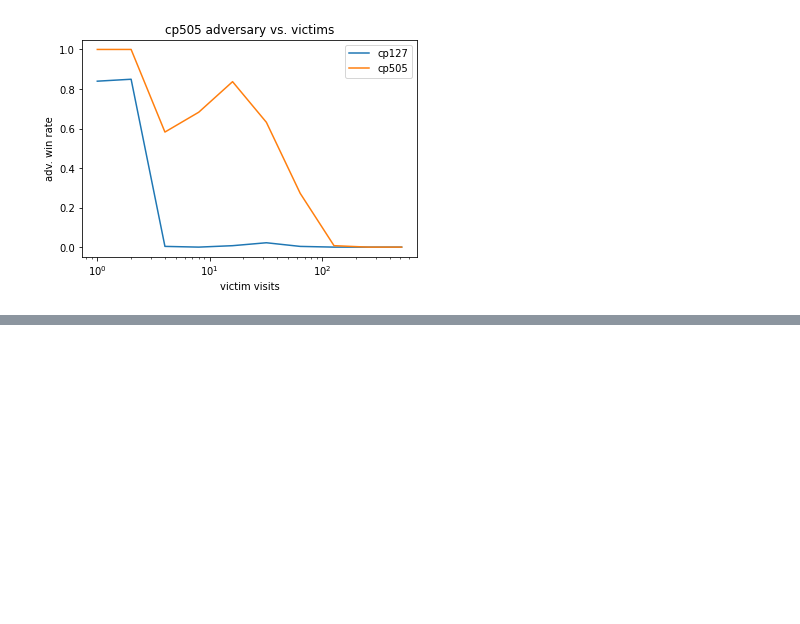
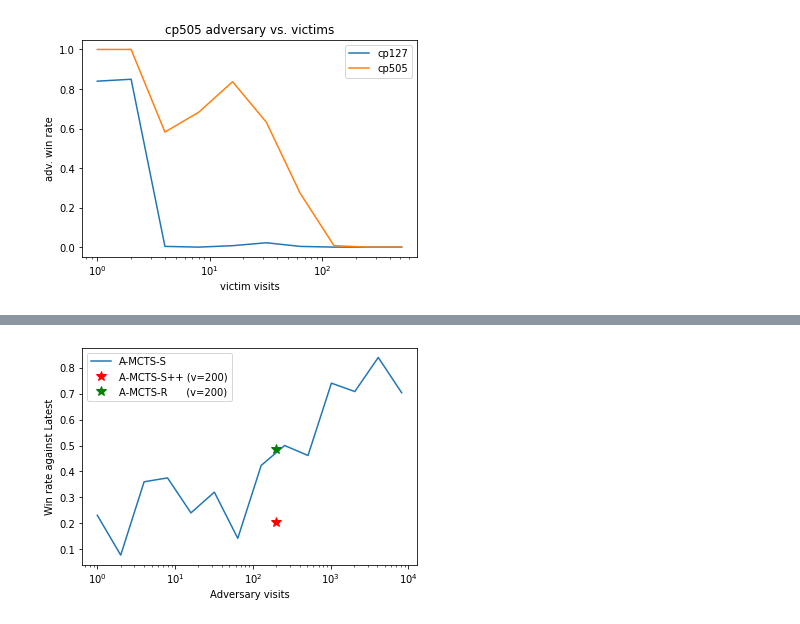
Before and after one commit to AlignmentResearch/go_attack, a Jupyter notebook: notebooks/iclr2022/plots.ipynb, the cells around one changed output, grey strips where cells are left out. Saved outputs shown, nothing was run; the diff lists cells and outputs as text; code cells hidden in the pictures; blank space fills up the shorter version.

```diff
--- a/notebooks/iclr2022/plots.ipynb
+++ b/notebooks/iclr2022/plots.ipynb
@@ -261,0 +369,14 @@ plt.legend();
+# %%
+sgf_paths1 = game_info.find_sgf_files(pathlib.Path("/nas/ucb/tony/go-attack/matches/cp505-perfect-victim-modeling"))
+sgf_paths2 = game_info.find_sgf_files(pathlib.Path("/nas/ucb/tony/go-attack/matches/cp505-ov1"))
+
+game_infos = list(game_info.read_and_parse_all_files(
+    sgf_paths1,
+    fast_parse=True,
+)) + list(game_info.read_and_parse_all_files(
+    sgf_paths2,
+    fast_parse=True,
+))
+
+df2 = pd.DataFrame(game_infos)
+parse_for_match(df2)
@@ -261,0 +391,26 @@ plt.legend();
+# %%
+xs = df.groupby("adv_visits").mean().adv_win.plot(label="A-MCTS-S")
+
+plt.plot(
+    200,
+    gb["adv-s34090496-v200-ov1"],
+    "r*",
+    label="A-MCTS-S++ (v=200)",
+    markersize=10,
+)
+
+plt.plot(
+    200,
+    gb["adv-s34090496-v200"],
+    "g*",
+    label="A-MCTS-R      (v=200)",
+    markersize=10,
+)
+
+# plt.title("adv. vs cp505@64")
+plt.xscale("log")
+plt.xlabel(f"Adversary visits")
+plt.ylabel("Win rate against Latest")
+plt.legend();
+# %% [output]
+[figure, added]
```
Also changed, not shown: parts of 11 cells of this notebook.
